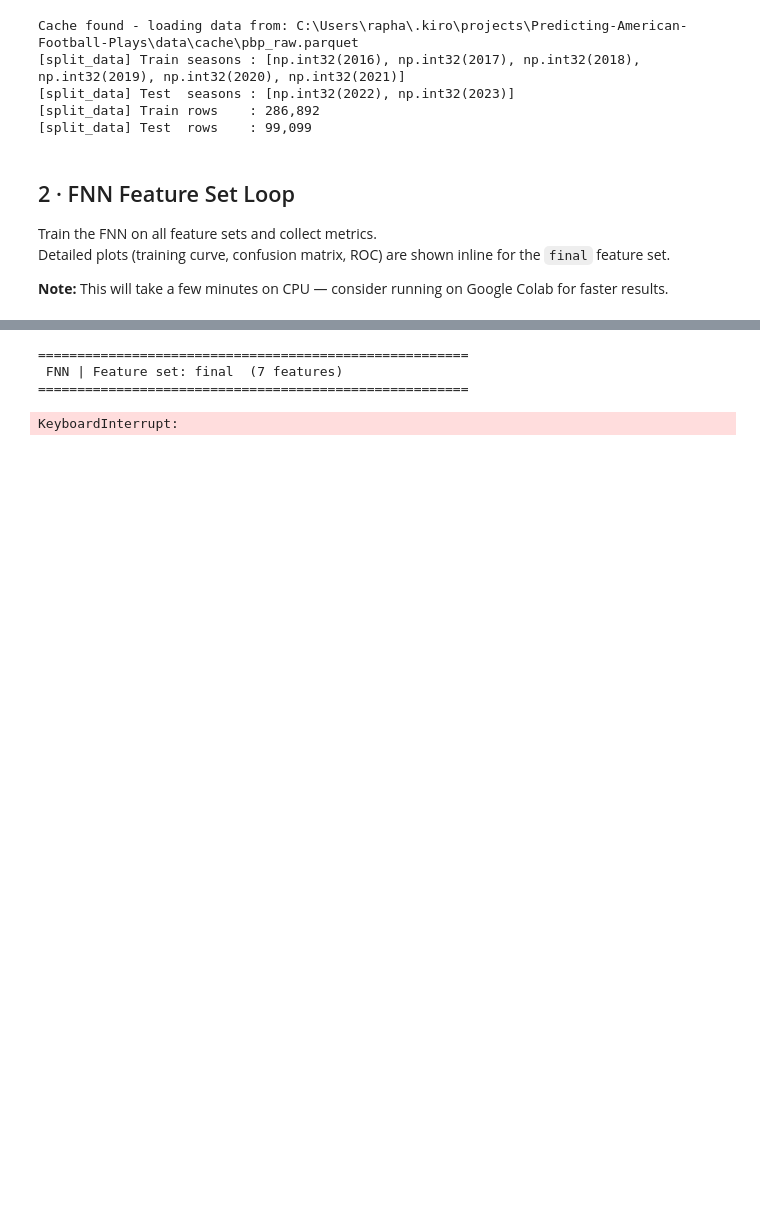
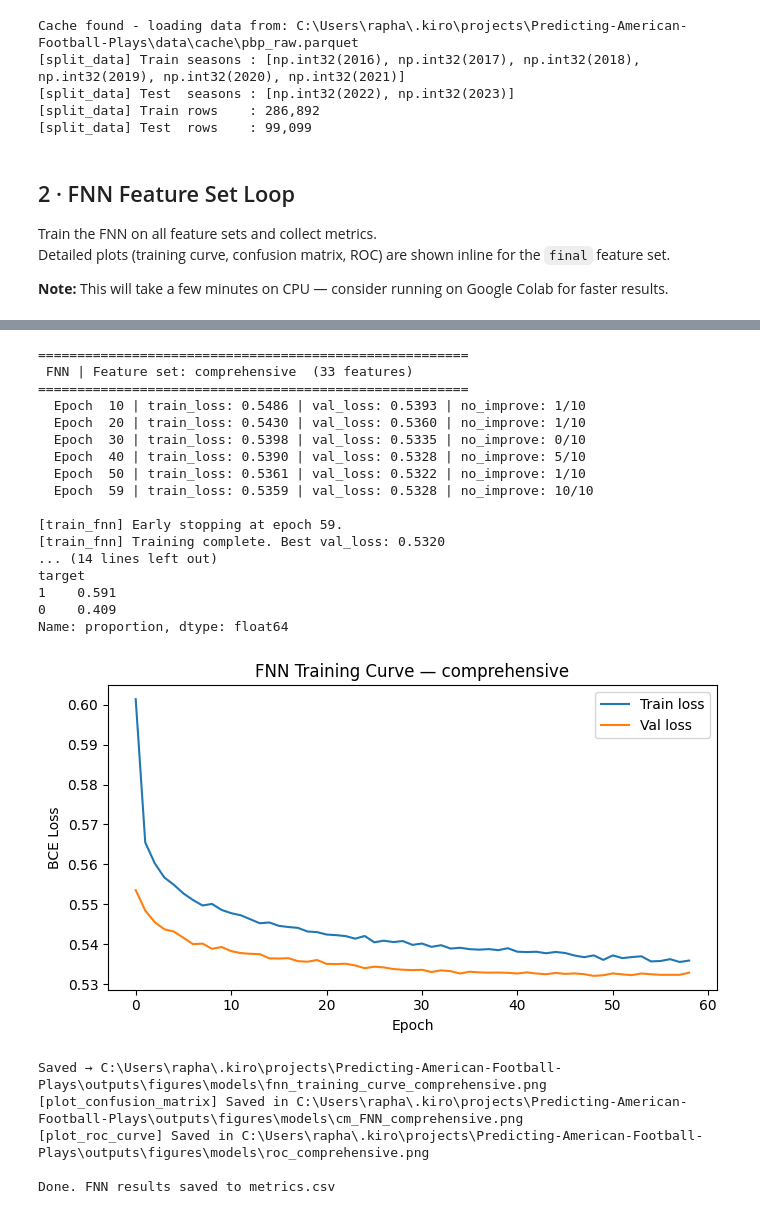
Before and after one commit to Orangenraph/Predicting-American-Football-Plays, a Jupyter notebook: notebooks/04_fnn.ipynb, the cells around one changed output, grey strips where cells are left out. Saved outputs shown, nothing was run; the diff lists cells and outputs as text; code cells hidden in the pictures; blank space fills up the shorter version.

```diff
--- a/notebooks/04_fnn.ipynb
+++ b/notebooks/04_fnn.ipynb
@@ -52,6 +52,9 @@ Detailed plots (training curve, confusion matrix, ROC) are shown inline for the
 LARGEST_FS = max(FEATURE_SETS, key=lambda k: len(FEATURE_SETS[k]))
 _df_train_full = preprocess(df_train_raw, feature_set=FEATURE_SETS[LARGEST_FS], feature_config=FEATURE_CONFIG)
 _df_test_full  = preprocess(df_test_raw,  feature_set=FEATURE_SETS[LARGEST_FS], feature_config=FEATURE_CONFIG)
+
+# Test auf Train-Spalten alignen (fehlende = 0, extra = gedroppt)
+_df_test_full = _df_test_full.reindex(columns=_df_train_full.columns, fill_value=0)
 # %% [output]
 ================================================================================
                               PREPROCESSING REPORT
@@ -70,3 +73,13 @@ OUTPUT:
    0 = RUN:  29,835 (42.2%)
 
 ================================================================================
+# %%
+# updated feature sets with new columns before loop
+FEATURE_SETS_ENCODED = {
+    fs_name: [
+        c for c in _df_train_full.columns
+        if c != "target" and any(c == f or c.startswith(f + "_") for f in fs_cols)
+    ]
+    for fs_name, fs_cols in FEATURE_SETS.items()
+}
+FEATURE_SETS_ENCODED
@@ -73,5 +104,5 @@ OUTPUT:
 # %%
-for fs_name, fs_cols in FEATURE_SETS.items():
+for fs_name, fs_cols in FEATURE_SETS_ENCODED.items():
 
     print(f"\n{'='*55}")
     print(f" FNN | Feature set: {fs_name}  ({len(fs_cols)} features)")
@@ -112,32 +143,51 @@ for fs_name, fs_cols in FEATURE_SETS.items():
     # Training curve
     fig, ax = plt.subplots(figsize=(7, 4))
     ax.plot(_fnn_history["train_loss"], label="Train loss")
     ax.plot(_fnn_history["val_loss"],   label="Val loss")
     ax.set_xlabel("Epoch")
     ax.set_ylabel("BCE Loss")
     ax.set_title(f"FNN Training Curve — {fs_name}")
     ax.legend()
     fig.tight_layout()
     FIGURES_MODELS.mkdir(parents=True, exist_ok=True)
     save_path = FIGURES_MODELS / f"fnn_training_curve_{fs_name}.png"
     fig.savefig(save_path, dpi=PLOT_DPI)
     plt.show()
     print(f"Saved → {save_path}")
 
     # Confusion matrix
     plot_confusion_matrix(_fnn_wrapper, _X_test, _y_test, "FNN", fs_name)
 
     # ROC curve
     plot_roc_curve(
         models={"FNN": _fnn_wrapper},
         X_test=_X_test,
         y_test=_y_test,
         feature_set=fs_name,
     )
 
 print("\nDone. FNN results saved to metrics.csv")
 # %% [output]
 =======================================================
- FNN | Feature set: final  (7 features)
+ FNN | Feature set: comprehensive  (33 features)
 =======================================================
+  Epoch  10 | train_loss: 0.5486 | val_loss: 0.5393 | no_improve: 1/10
+  Epoch  20 | train_loss: 0.5430 | val_loss: 0.5360 | no_improve: 1/10
+  Epoch  30 | train_loss: 0.5398 | val_loss: 0.5335 | no_improve: 0/10
+  Epoch  40 | train_loss: 0.5390 | val_loss: 0.5328 | no_improve: 5/10
+  Epoch  50 | train_loss: 0.5361 | val_loss: 0.5322 | no_improve: 1/10
+  Epoch  59 | train_loss: 0.5359 | val_loss: 0.5328 | no_improve: 10/10
+
+[train_fnn] Early stopping at epoch 59.
+[train_fnn] Training complete. Best val_loss: 0.5320
+... (14 lines left out)
+target
+1    0.591
+0    0.409
+Name: proportion, dtype: float64
+[figure, added]
-KeyboardInterrupt:
+Saved → C:\Users\rapha\.kiro\projects\Predicting-American-Football-Plays\outputs\figures\models\fnn_training_curve_comprehensive.png
+[plot_confusion_matrix] Saved in C:\Users\rapha\.kiro\projects\Predicting-American-Football-Plays\outputs\figures\models\cm_FNN_comprehensive.png
+[plot_roc_curve] Saved in C:\Users\rapha\.kiro\projects\Predicting-American-Football-Plays\outputs\figures\models\roc_comprehensive.png
+
+Done. FNN results saved to metrics.csv
```
Also changed, not shown: parts of 2 cells of this notebook, 17 other files.
